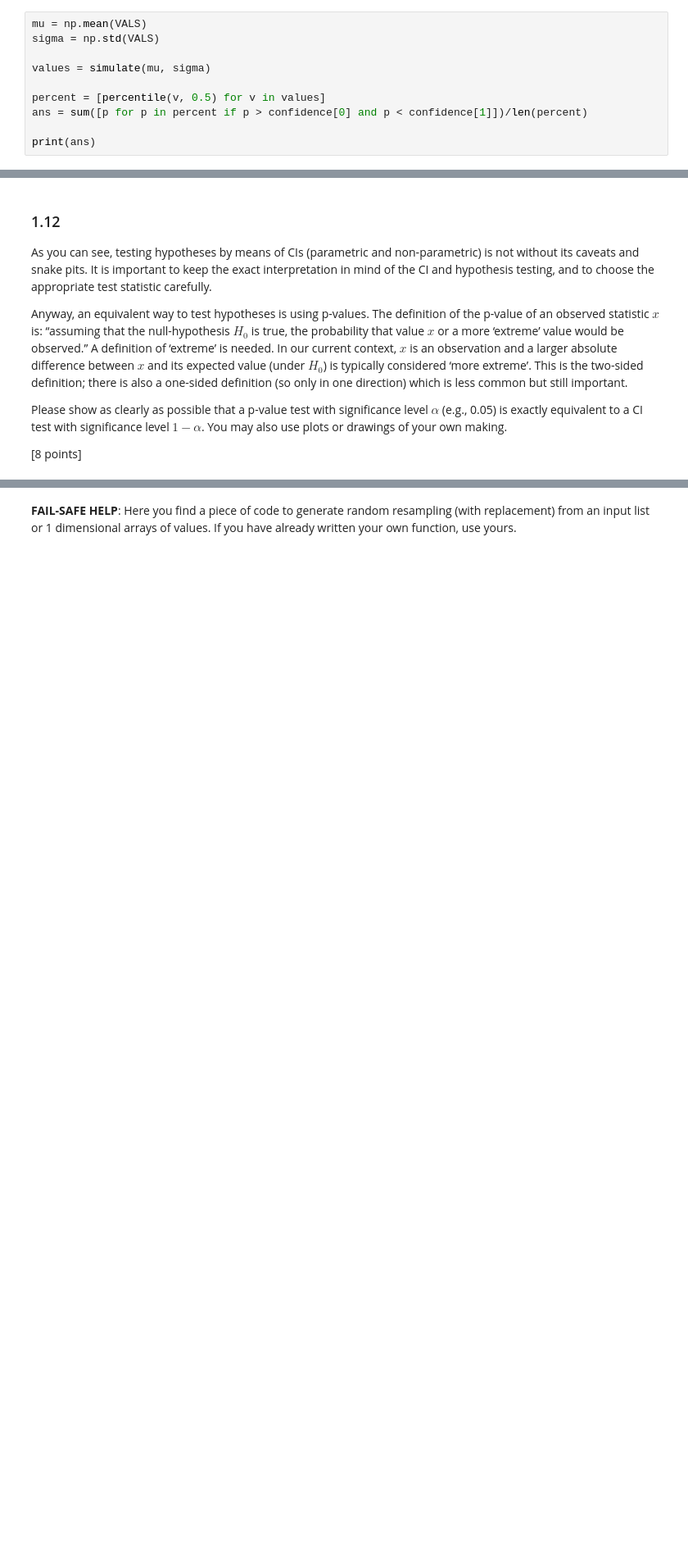
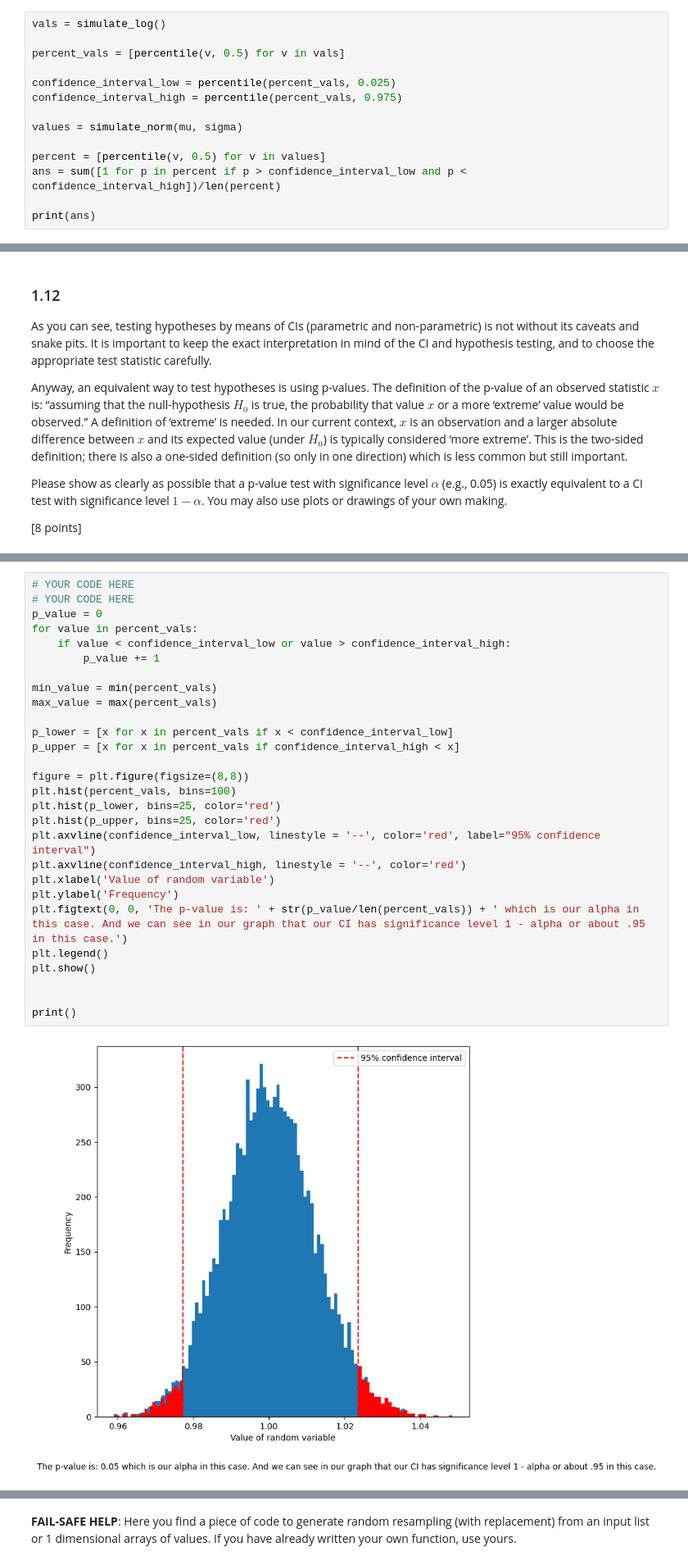
Before and after one commit to J0bster/sda_week2, a Jupyter notebook: SDA_Assignment_#2.ipynb, the cells around one changed output, grey strips where cells are left out. Shown at 82% size. Saved outputs shown, nothing was run; the diff lists cells and outputs as text; blank space fills up the shorter version.

```diff
--- a/SDA_Assignment_#2.ipynb
+++ b/SDA_Assignment_#2.ipynb
@@ -318,13 +325,17 @@ What is the probability of making a wrong conclusion if instead we focused on th
 
 [10 points]
 # %%
-mu = np.mean(VALS)
-sigma = np.std(VALS)
+vals = simulate_log()
 
-values = simulate(mu, sigma)
+percent_vals = [percentile(v, 0.5) for v in vals]
+
+confidence_interval_low = percentile(percent_vals, 0.025)
+confidence_interval_high = percentile(percent_vals, 0.975)
+
+values = simulate_norm(mu, sigma)
 
 percent = [percentile(v, 0.5) for v in values]
-ans = sum([p for p in percent if p > confidence[0] and p < confidence[1]])/len(percent)
+ans = sum([1 for p in percent if p > confidence_interval_low and p < confidence_interval_high])/len(percent)
 
 print(ans)
 # %% [output]
@@ -345,3 +354,33 @@ Please show as clearly as possible that a p-value test with significance level $
+# %%
+# YOUR CODE HERE
+# YOUR CODE HERE
+p_value = 0
+for value in percent_vals:
+    if value < confidence_interval_low or value > confidence_interval_high:
+        p_value += 1
+
+min_value = min(percent_vals)
+max_value = max(percent_vals)
+
+p_lower = [x for x in percent_vals if x < confidence_interval_low]
+p_upper = [x for x in percent_vals if confidence_interval_high < x]
+
+figure = plt.figure(figsize=(8,8))
+plt.hist(percent_vals, bins=100)
+plt.hist(p_lower, bins=25, color='red')
+plt.hist(p_upper, bins=25, color='red')
+plt.axvline(confidence_interval_low, linestyle = '--', color='red', label="95% confidence interval")
+plt.axvline(confidence_interval_high, linestyle = '--', color='red')
+plt.xlabel('Value of random variable')
+plt.ylabel('Frequency')
+plt.figtext(0, 0, 'The p-value is: ' + str(p_value/len(percent_vals)) + ' which is our alpha in this case. And we can see in our graph that our CI has significance level 1 - alpha or about .95 in this case.')
+plt.legend()
+plt.show()
+
+
+print()
+# %% [output]
+[figure, added]
 # %% [markdown]
 ### 1.13
 
```
Also changed, not shown: parts of 27 cells of this notebook, 1 other file.
